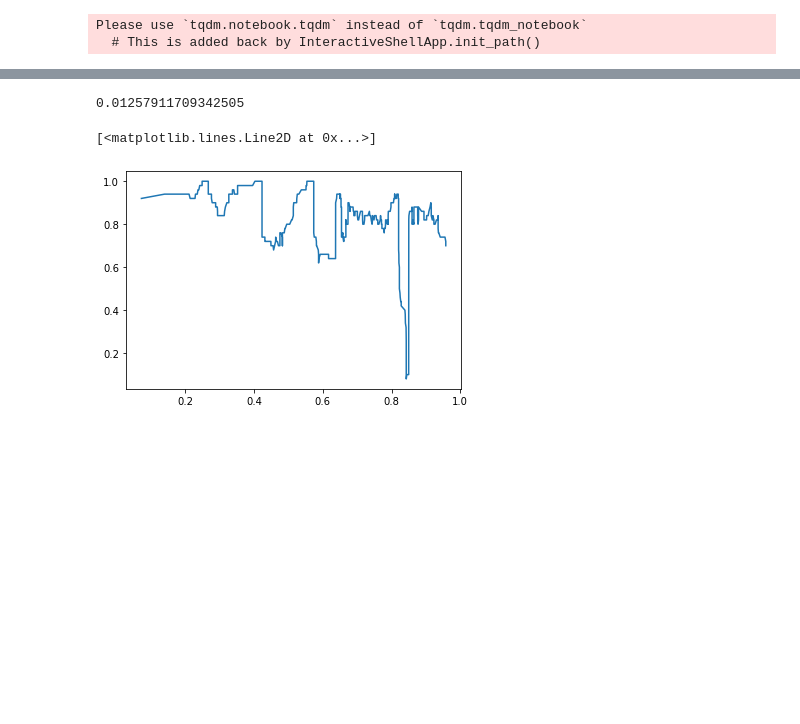
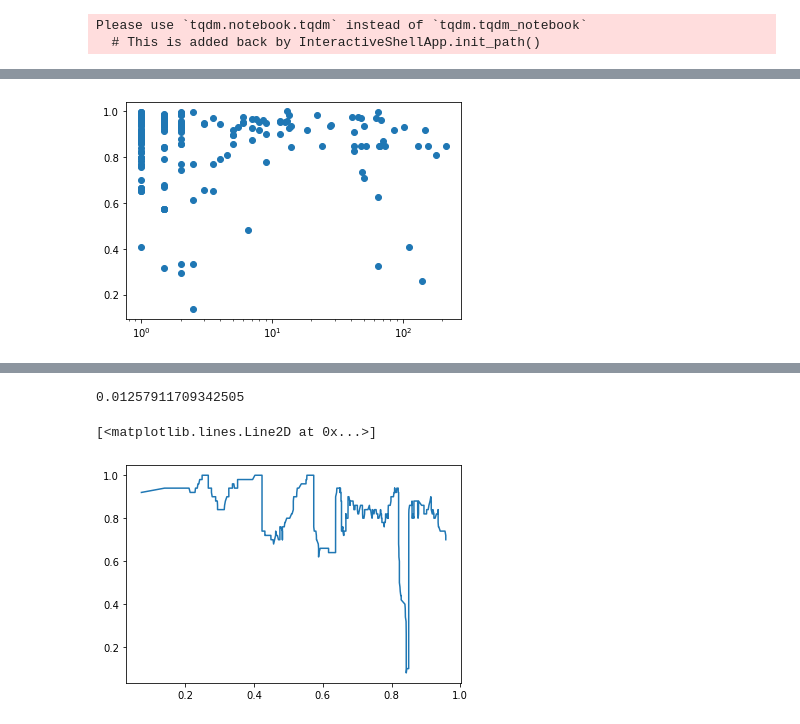
Before and after one commit to ljmartin/molrec, a Jupyter notebook: 4_pubchem_validation/analysis.ipynb, the cells around one changed output, grey strips where cells are left out. Drawn from its saved outputs; the diff is of its cells as text; code cells hidden in the pictures; blank space fills up the shorter version.

```diff
--- a/4_pubchem_validation/analysis.ipynb
+++ b/4_pubchem_validation/analysis.ipynb
@@ -260,3 +94,8 @@ plt.xlim(-5,5)
+# %%
+plt.scatter(nns, probs)
+plt.xscale('log')
+# %% [output]
+[figure, added]
 # %%
 plt.scatter(np.array(acts) - np.array(inacts),
             [float(i) for i in probs],
```
Also changed, not shown: parts of 15 cells of this notebook, 22 other files.
